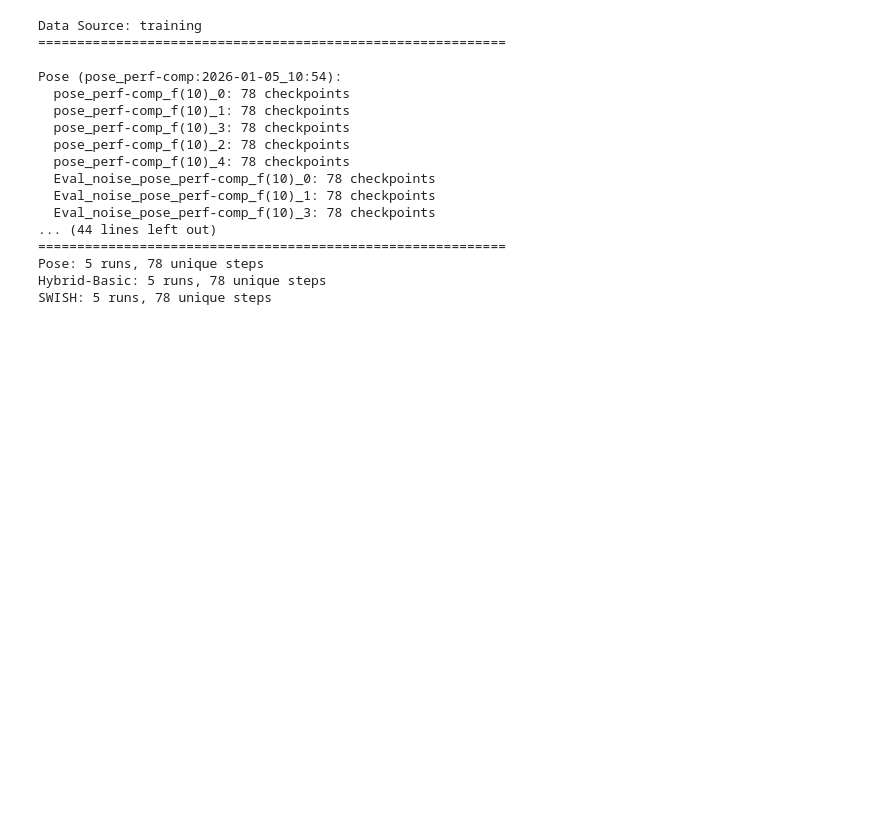
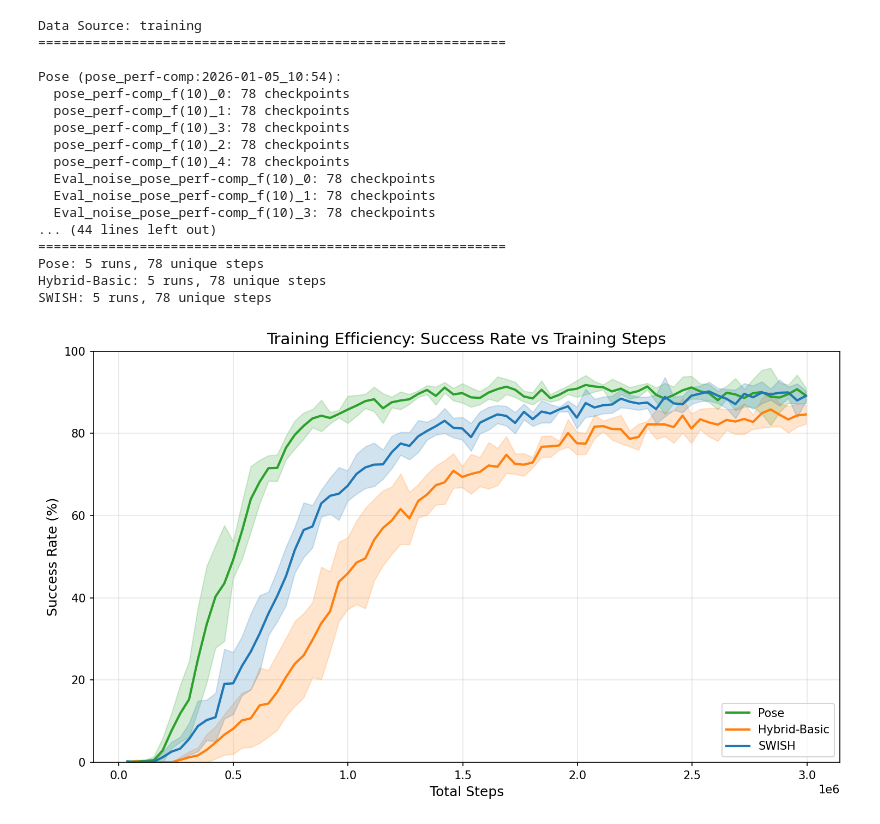
Before and after one commit to RoboNuke/Continuous_Force_RL, a Jupyter notebook: scripts/data_processing/training_efficiency_analysis.ipynb, the cells around one changed output. Cells and saved outputs as stored; diff of their text form; code cells hidden in the pictures; blank space fills up the shorter version.

```diff
--- a/scripts/data_processing/training_efficiency_analysis.ipynb
+++ b/scripts/data_processing/training_efficiency_analysis.ipynb
@@ -193,7 +193,7 @@ THRESHOLD_LINESTYLE = "--"
 THRESHOLD_LINEWIDTH = 1.5
 
 # Annotation toggle
-SHOW_ANNOTATIONS = True  # Set to False to hide threshold line and step annotations
+SHOW_ANNOTATIONS = False  # Set to False to hide threshold line and step annotations
 
 # Annotation configuration
 ANNOTATION_COLOR = "black"
@@ -282,30 +282,32 @@ if SHOW_ANNOTATIONS:
         print(f"{method_name}: {crossing_step:,} steps")
 
         # Add vertical line at crossing point
         ax.axvline(x=crossing_step, color=ANNOTATION_COLOR, linestyle=":", alpha=0.5, linewidth=1)
 
         # Add text annotation above x-axis, next to vertical line (horizontal text)
         y_pos = ANNOTATION_Y_POS + (i * ANNOTATION_Y_OFFSET)
         ax.text(crossing_step, y_pos, f"{method_name}: {crossing_step:,}",
                 fontsize=FONT_ANNOTATION, color=ANNOTATION_COLOR,
                 ha='left', va='bottom')
 
 # Configure axes
 ax.set_xlabel(X_LABEL, fontsize=FONT_AXIS_LABEL)
 ax.set_ylabel(Y_LABEL, fontsize=FONT_AXIS_LABEL)
 ax.set_title(TITLE, fontsize=FONT_TITLE)
 ax.set_ylim(Y_LIM)
 ax.set_yticks(Y_TICKS)
 ax.tick_params(axis='both', labelsize=FONT_TICK)
 
 # Format x-axis with scientific notation or commas
 ax.ticklabel_format(axis='x', style='scientific', scilimits=(6, 6))
 
 # Legend in bottom right
 ax.legend(fontsize=FONT_LEGEND, loc='lower right')
 
 # Grid for readability
 ax.grid(True, alpha=0.3)
 
 plt.tight_layout()
 plt.show()
+# %% [output]
+[figure, added]
```
Also changed, not shown: 15 other files.
